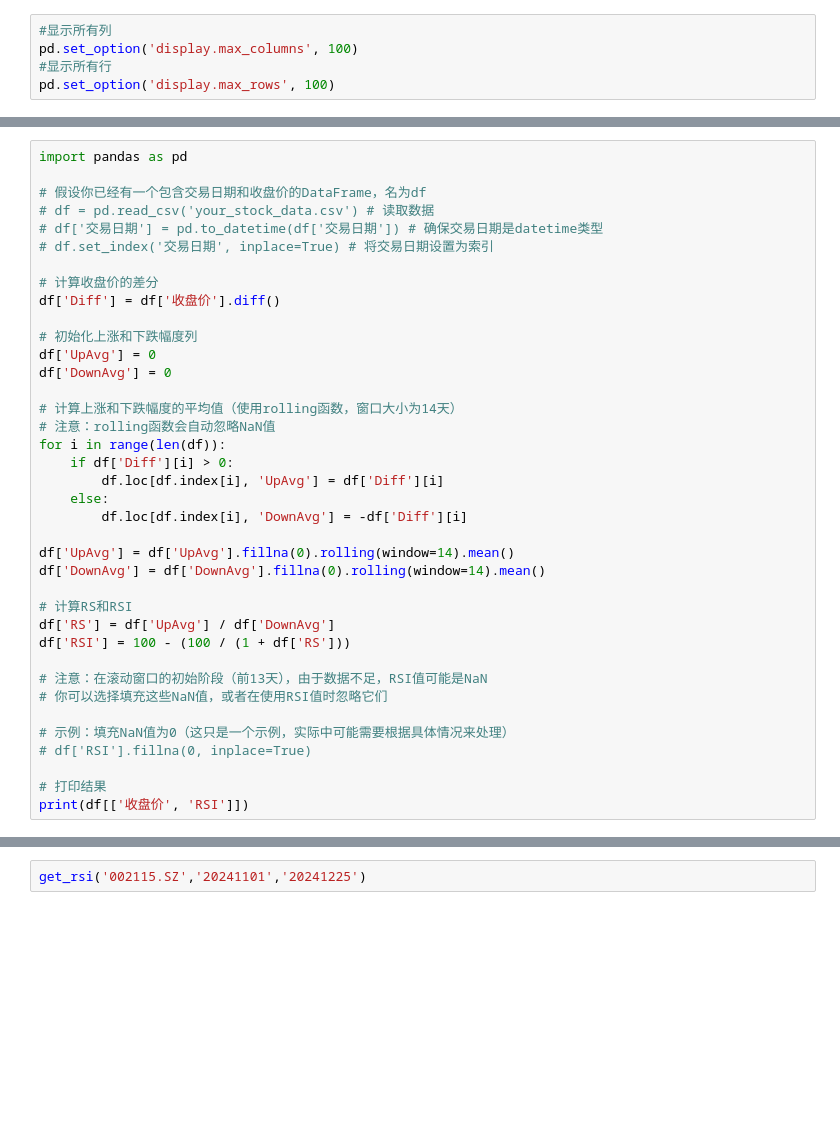
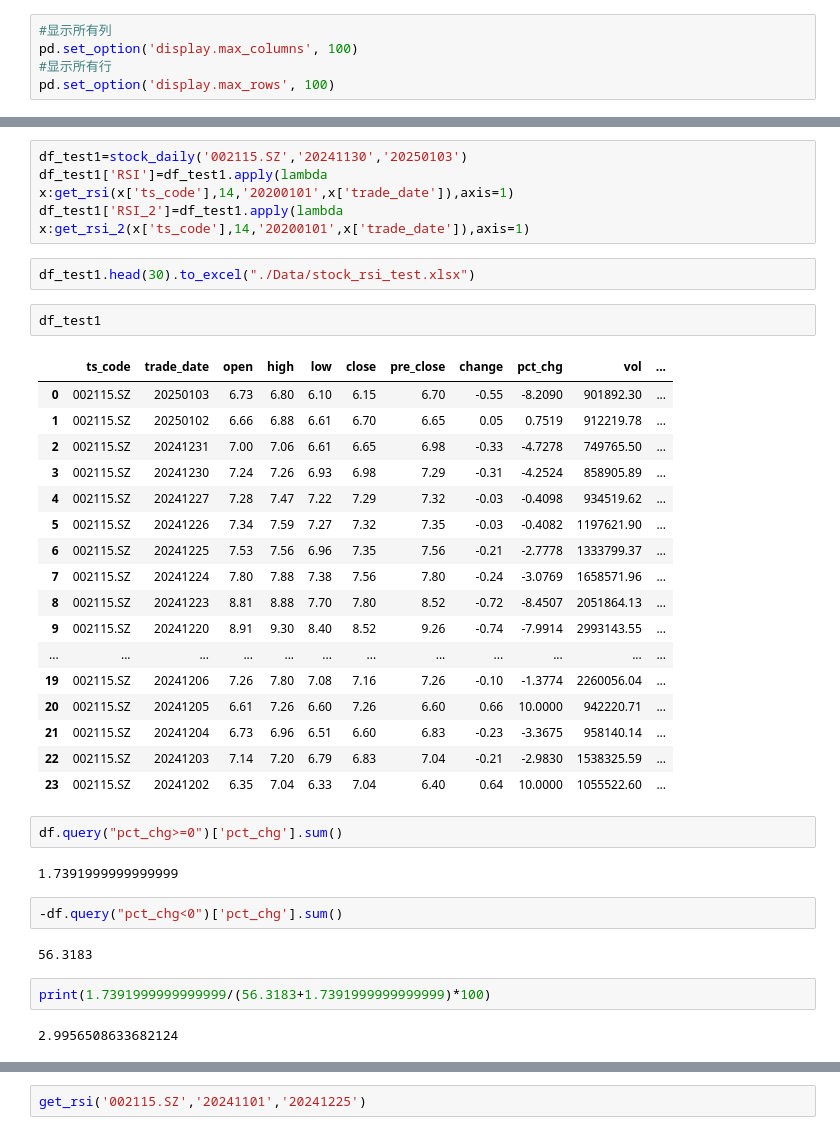
Before and after one commit to whgloveucq/jupyterfiles, a Jupyter notebook: OApractice/stock_study2023.ipynb, the cells around one changed output, grey strips where cells are left out. Cells and saved outputs as stored; diff of their text form; blank space fills up the shorter version.

```diff
--- a/OApractice/stock_study2023.ipynb
+++ b/OApractice/stock_study2023.ipynb
@@ -127,41 +163,41 @@ def get_N_date(DATE_SUBMIT,N,DIREC):
     return day_want
 ##获取均线
 # def get_avg_vlue(DATE_SUBMIT,N):
-# %%
-import pandas as pd
-
-# 假设你已经有一个包含交易日期和收盘价的DataFrame，名为df
-# df = pd.read_csv('your_stock_data.csv') # 读取数据
-# df['交易日期'] = pd.to_datetime(df['交易日期']) # 确保交易日期是datetime类型
-# df.set_index('交易日期', inplace=True) # 将交易日期设置为索引
-
-# 计算收盘价的差分
-df['Diff'] = df['收盘价'].diff()
-
-# 初始化上涨和下跌幅度列
-df['UpAvg'] = 0
-df['DownAvg'] = 0
-
-# 计算上涨和下跌幅度的平均值（使用rolling函数，窗口大小为14天）
-# 注意：rolling函数会自动忽略NaN值
-for i in range(len(df)):
-    if df['Diff'][i] > 0:
-        df.loc[df.index[i], 'UpAvg'] = df['Diff'][i]
-    else:
-        df.loc[df.index[i], 'DownAvg'] = -df['Diff'][i]
-
-df['UpAvg'] = df['UpAvg'].fillna(0).rolling(window=14).mean()
-df['DownAvg'] = df['DownAvg'].fillna(0).rolling(window=14).mean()
-
-# 计算RS和RSI
-df['RS'] = df['UpAvg'] / df['DownAvg']
-df['RSI'] = 100 - (100 / (1 + df['RS']))
-
-# 注意：在滚动窗口的初始阶段（前13天），由于数据不足，RSI值可能是NaN
-# 你可以选择填充这些NaN值，或者在使用RSI值时忽略它们
-
-# 示例：填充NaN值为0（这只是一个示例，实际中可能需要根据具体情况来处理）
-# df['RSI'].fillna(0, inplace=True)
-
-# 打印结果
-print(df[['收盘价', 'RSI']])
+# %%
+df_test1=stock_daily('002115.SZ','20241130','20250103')
+df_test1['RSI']=df_test1.apply(lambda x:get_rsi(x['ts_code'],14,'20200101',x['trade_date']),axis=1)
+df_test1['RSI_2']=df_test1.apply(lambda x:get_rsi_2(x['ts_code'],14,'20200101',x['trade_date']),axis=1)
+# %%
+df_test1.head(30).to_excel("./Data/stock_rsi_test.xlsx")
+# %%
+df_test1
+# %% [output]
+|  | ts_code | trade_date | open | high | low | close | pre_close | change | pct_chg | vol | ... |
+| 0 | 002115.SZ | 20250103 | 6.73 | 6.80 | 6.10 | 6.15 | 6.70 | -0.55 | -8.2090 | 901892.30 | ... |
+| 1 | 002115.SZ | 20250102 | 6.66 | 6.88 | 6.61 | 6.70 | 6.65 | 0.05 | 0.7519 | 912219.78 | ... |
+| 2 | 002115.SZ | 20241231 | 7.00 | 7.06 | 6.61 | 6.65 | 6.98 | -0.33 | -4.7278 | 749765.50 | ... |
+| 3 | 002115.SZ | 20241230 | 7.24 | 7.26 | 6.93 | 6.98 | 7.29 | -0.31 | -4.2524 | 858905.89 | ... |
+| 4 | 002115.SZ | 20241227 | 7.28 | 7.47 | 7.22 | 7.29 | 7.32 | -0.03 | -0.4098 | 934519.62 | ... |
+| 5 | 002115.SZ | 20241226 | 7.34 | 7.59 | 7.27 | 7.32 | 7.35 | -0.03 | -0.4082 | 1197621.90 | ... |
+| 6 | 002115.SZ | 20241225 | 7.53 | 7.56 | 6.96 | 7.35 | 7.56 | -0.21 | -2.7778 | 1333799.37 | ... |
+| 7 | 002115.SZ | 20241224 | 7.80 | 7.88 | 7.38 | 7.56 | 7.80 | -0.24 | -3.0769 | 1658571.96 | ... |
+| 8 | 002115.SZ | 20241223 | 8.81 | 8.88 | 7.70 | 7.80 | 8.52 | -0.72 | -8.4507 | 2051864.13 | ... |
+| 9 | 002115.SZ | 20241220 | 8.91 | 9.30 | 8.40 | 8.52 | 9.26 | -0.74 | -7.9914 | 2993143.55 | ... |
+| ... | ... | ... | ... | ... | ... | ... | ... | ... | ... | ... | ... |
+| 19 | 002115.SZ | 20241206 | 7.26 | 7.80 | 7.08 | 7.16 | 7.26 | -0.10 | -1.3774 | 2260056.04 | ... |
+| 20 | 002115.SZ | 20241205 | 6.61 | 7.26 | 6.60 | 7.26 | 6.60 | 0.66 | 10.0000 | 942220.71 | ... |
+| 21 | 002115.SZ | 20241204 | 6.73 | 6.96 | 6.51 | 6.60 | 6.83 | -0.23 | -3.3675 | 958140.14 | ... |
+| 22 | 002115.SZ | 20241203 | 7.14 | 7.20 | 6.79 | 6.83 | 7.04 | -0.21 | -2.9830 | 1538325.59 | ... |
+| 23 | 002115.SZ | 20241202 | 6.35 | 7.04 | 6.33 | 7.04 | 6.40 | 0.64 | 10.0000 | 1055522.60 | ... |
+# %%
+df.query("pct_chg>=0")['pct_chg'].sum()
+# %% [output]
+1.7391999999999999
+# %%
+-df.query("pct_chg<0")['pct_chg'].sum()
+# %% [output]
+56.3183
+# %%
+print(1.7391999999999999/(56.3183+1.7391999999999999)*100)
+# %% [output]
+2.9956508633682124
```
Also changed, not shown: parts of 10 cells of this notebook, 1 other file.
